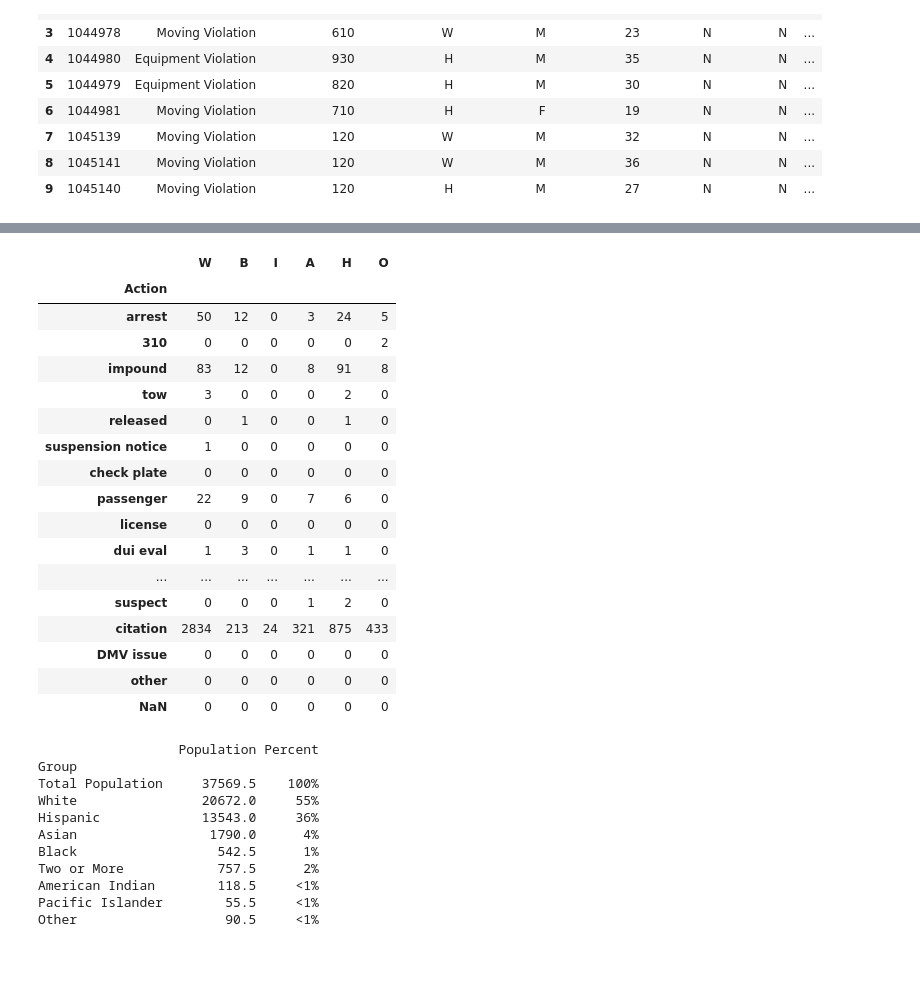
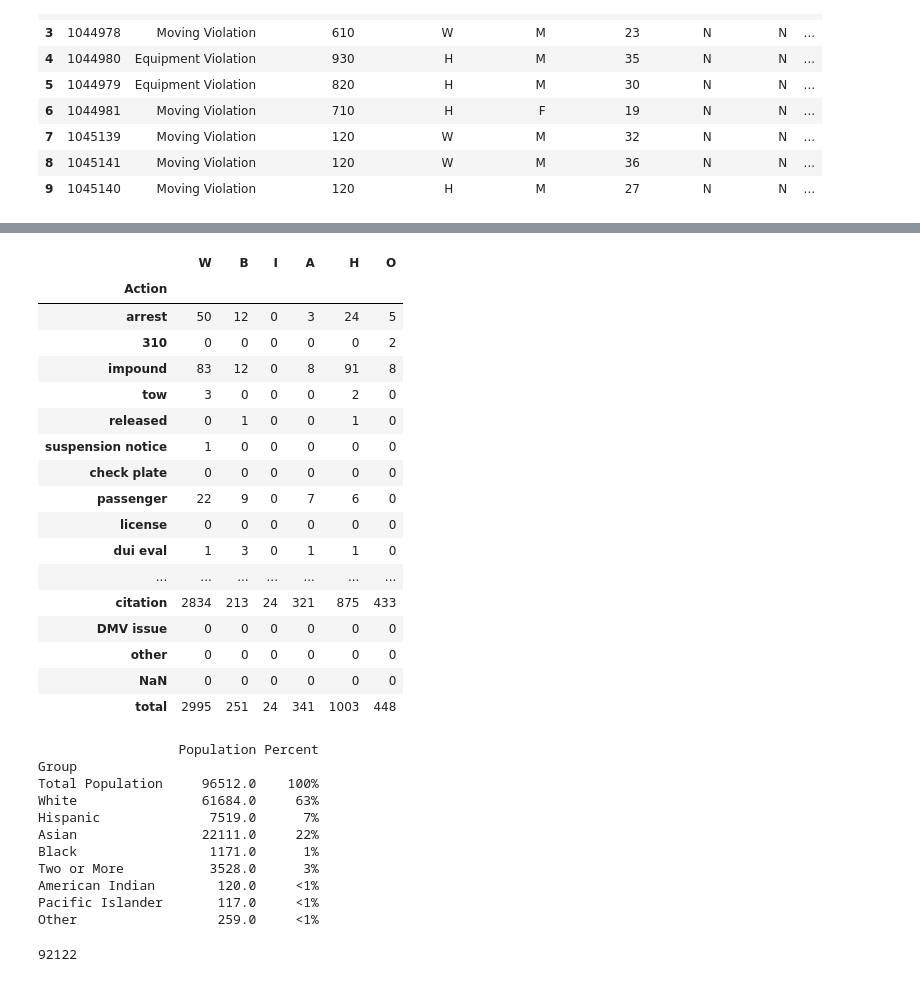
Before and after one commit to dgordee/San-Diego-Police-Analysis, a Jupyter notebook: Project testing.ipynb, the cells around one changed output, grey strips where cells are left out. Cells and saved outputs as stored; diff of their text form; code cells hidden in the pictures.

Commit message:
new data functions

```diff
--- a/Project testing.ipynb
+++ b/Project testing.ipynb
@@ -107,6 +140,13 @@ def get_zip_info(code, percent):
         p_df.set_index('Group', inplace=True)
         p_df = p_df.reindex(["Total Population", "White", "Hispanic", "Asian", "Black", "Two or More", "American Indian",
                     "Pacific Islander", "Other"])
+        p_df.fillna(0.0, inplace=True)
+
+        # Makes sure that each value in percent column has a % sign on it - fixes errors caused by null
+
+        for index, row in p_df.iterrows():
+            if '%' not in str(row['Percent']):
+                p_df.loc[index, 'Percent'] = str(row['Percent']) + '%'
         return p_df
     except PermissionError:
         print('error')
@@ -601,48 +638,48 @@ dict_keys(['A', 'W', 'I', 'H', 'Z', 'B'])
 def get_code_race_data(code):
     actions = list(['arrest', '310', 'impound', 'tow', 'released', 'suspension notice', 'check plate', 'passenger',
                    'license', 'dui eval', 'detention', 'contact', 'suspension', 'suspect', 'citation', 'DMV issue',
-                   'other', 'NaN'])
+                   'other', 'NaN', 'total'])
 
-    df_action = pd.DataFrame(columns = ['Action', 'W', 'B', 'I', 'A', 'H', 'O'])
+    cols = ['W', 'B', 'I', 'A', 'H', 'O']
+    df_action = pd.DataFrame(columns = cols)
     df_action['Action'] = actions
     df_action.fillna(0, inplace=True)
     df_action.set_index('Action', inplace=True)
 
     for index, row in df_merged.iterrows():
 
         race = assign_race(row['subject_race'])
         desc = row['search_details_description']
         area = row['service_area']
         if desc is not np.nan and area == code:
             df_action.loc[desc, race] += 1
-            #print(desc)
+
+    for item in cols:
+        df_action.loc['total', item] = df_action[item].sum()
     return df_action
-
-df_test = get_code_race_data('110')
-df_test
 # %% [output]
 |  | W | B | I | A | H | O |
 | Action |  |  |  |  |  |  |
 | arrest | 50 | 12 | 0 | 3 | 24 | 5 |
 | 310 | 0 | 0 | 0 | 0 | 0 | 2 |
 | impound | 83 | 12 | 0 | 8 | 91 | 8 |
 | tow | 3 | 0 | 0 | 0 | 2 | 0 |
 | released | 0 | 1 | 0 | 0 | 1 | 0 |
 | suspension notice | 1 | 0 | 0 | 0 | 0 | 0 |
 | check plate | 0 | 0 | 0 | 0 | 0 | 0 |
 | passenger | 22 | 9 | 0 | 7 | 6 | 0 |
 | license | 0 | 0 | 0 | 0 | 0 | 0 |
 | dui eval | 1 | 3 | 0 | 1 | 1 | 0 |
 | ... | ... | ... | ... | ... | ... | ... |
-| suspect | 0 | 0 | 0 | 1 | 2 | 0 |
 | citation | 2834 | 213 | 24 | 321 | 875 | 433 |
 | DMV issue | 0 | 0 | 0 | 0 | 0 | 0 |
 | other | 0 | 0 | 0 | 0 | 0 | 0 |
 | NaN | 0 | 0 | 0 | 0 | 0 | 0 |
+| total | 2995 | 251 | 24 | 341 | 1003 | 448 |
 # %%
 def get_area_pop_data(codes):
     df_total = get_zip_info(codes[0], codes[1])
-    for index in range(2,len(codes)-1):
+    for index in range(2,len(codes)-1, 2):
         df_temp = get_zip_info(codes[index], codes[index+1])
         df_total = df_total.add(df_temp, fill_value=0)
 
@@ -654,19 +691,43 @@ def get_area_pop_data(codes):
         else:
             pop = str(pop) + '%'
         df_total.loc[index, 'Percent'] = pop
+        # Turning Populations into ints
+        df_total.loc[index, 'Population'] = int(df_total.loc[index, 'Population'])
     return df_total
-
-testCodes = list(['92014', '1','92025', '.5'])
-print(get_area_pop_data(testCodes))
 # %% [output]
                   Population Percent
 Group
-Total Population     37569.5    100%
-White                20672.0     55%
-Hispanic             13543.0     36%
-Asian                 1790.0      4%
-Black                  542.5      1%
-Two or More            757.5      2%
-American Indian        118.5     <1%
-Pacific Islander        55.5     <1%
-Other                   90.5     <1%
+Total Population     96512.0    100%
+White                61684.0     63%
+Hispanic              7519.0      7%
+Asian                22111.0     22%
+Black                 1171.0      1%
+Two or More           3528.0      3%
+American Indian        120.0     <1%
+Pacific Islander       117.0     <1%
+Other                  259.0     <1%
+# %%
+def get_area_zips(area):
+    code_dict = {'110':list(['92122', '1', '92117', '1', '92111', '0.8', '92110', '0.4' ]),
+                '120': list(['92109', '1', '92037', '1']),
+                '230': list(['92129', '1', '92128', '1', '92127', '0.3', '92025', '0.3']),
+                '240': list(['92145', '1', '92126', '1', '92131', '1', '92137', '1']),
+                '310': list(['92123', '1', '92124', '1', '92108', '1', '92111', '0.2']),
+                '320': list(['92120', '1', '92119', '1']),
+                '430': list(['92139', '1', '92114', '1']),
+                '440': list(['92136', '1', '92102', '0.4', '92113', '0.5']),
+                '510': list(['92113', '0.5', '92102', '0.6']),
+                '520': list(['92101', '1']),
+                '610': list(['92107', '1', '92106', '1', '92140', '1', '92152', '1', '92110', '0.6']),
+                '620': list(['92103', '1']),
+                '710': list(['92173', '1', '92154', '0.4']),
+                '720': list(['92154', '0.6']),
+                '820': list(['92115', '1', '92116', '0.6']),
+                '830': list(['92105', '0.8']),
+                '930': list(['92121', '1', '92130', '1', '92014', '1', '92091', '1', '92127', '0.7'])
+                }
+    return code_dict[area]
+
+print(get_area_zips('110')[0])
+# %% [output]
+92122
```
Also changed, not shown: parts of 9 cells of this notebook.
